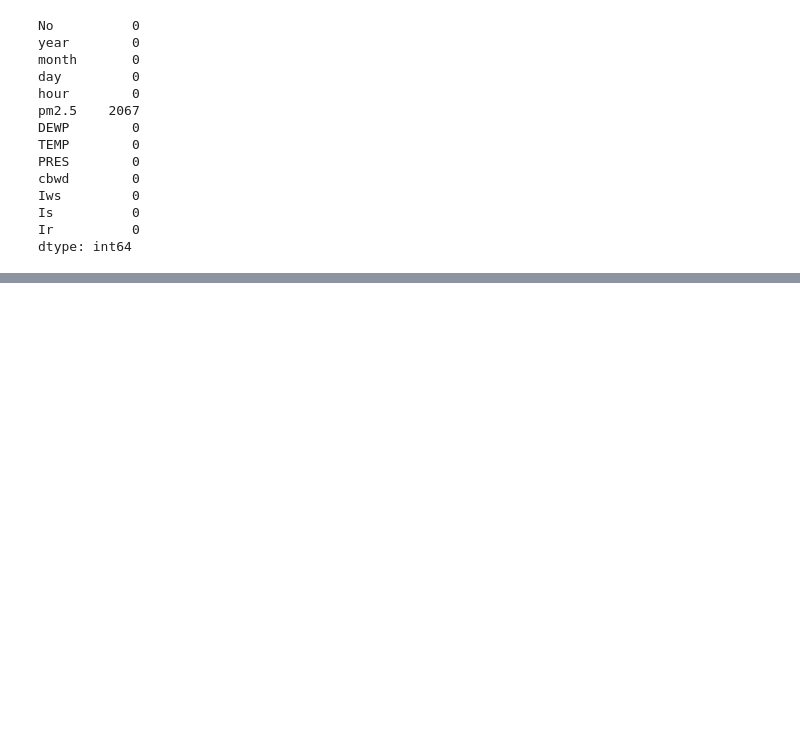
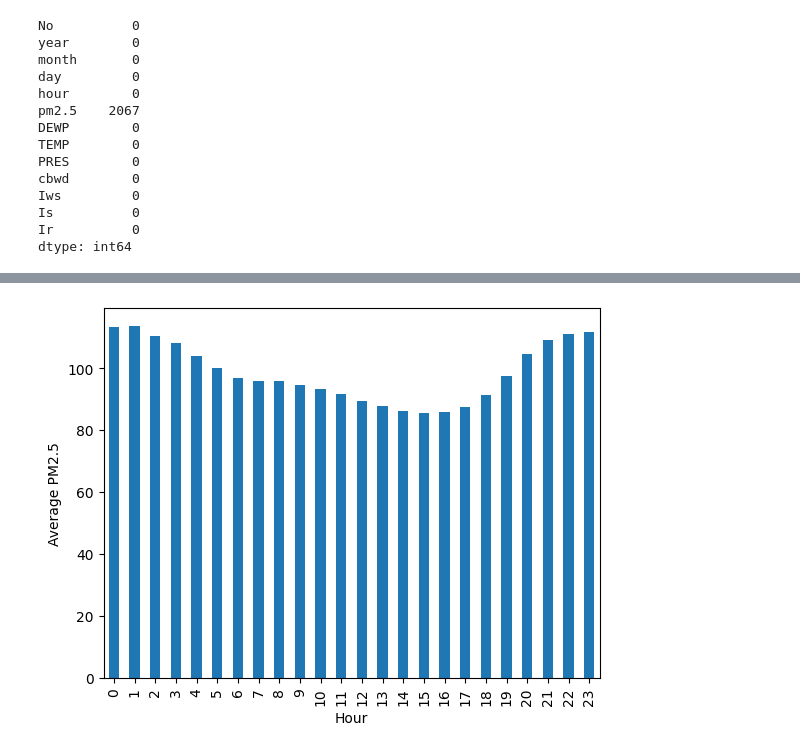
Before and after one commit to PranavPhatak/Air-Quality-Prediction-using-ANN, a Jupyter notebook: main.ipynb, the cells around one changed output, grey strips where cells are left out. Drawn from its saved outputs; the diff is of its cells as text; code cells hidden in the pictures; blank space fills up the shorter version.

```diff
--- a/main.ipynb
+++ b/main.ipynb
@@ -89,0 +85,9 @@ AttributeError: 'list' object has no attribute 'value_counts'
+# %%
+hourly_pm = df.groupby('hour')['pm2.5'].mean()
+
+hourly_pm.plot(kind='bar')
+plt.xlabel('Hour')
+plt.ylabel('Average PM2.5')
+plt.show()
+# %% [output]
+[figure, added]
```
Also changed, not shown: parts of 12 cells of this notebook.
